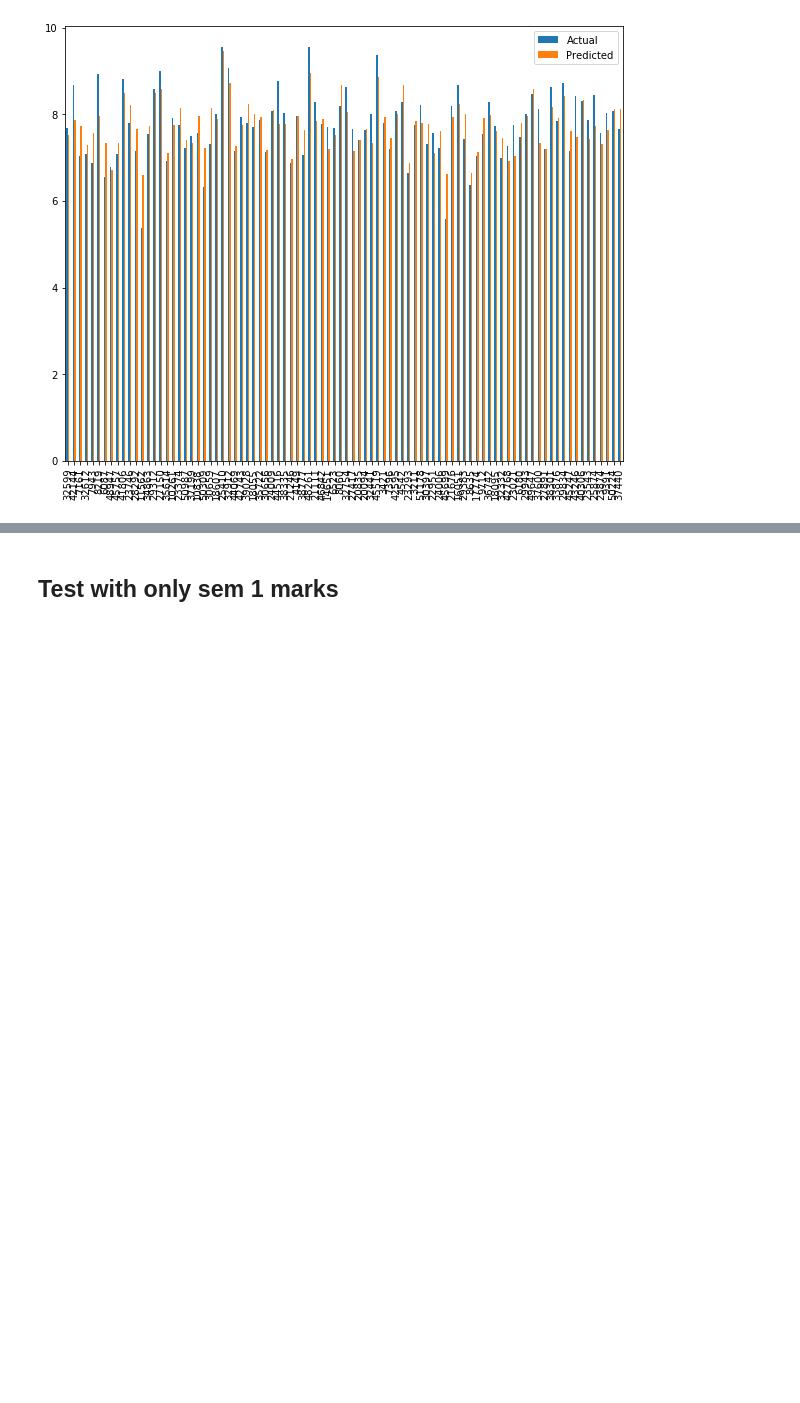
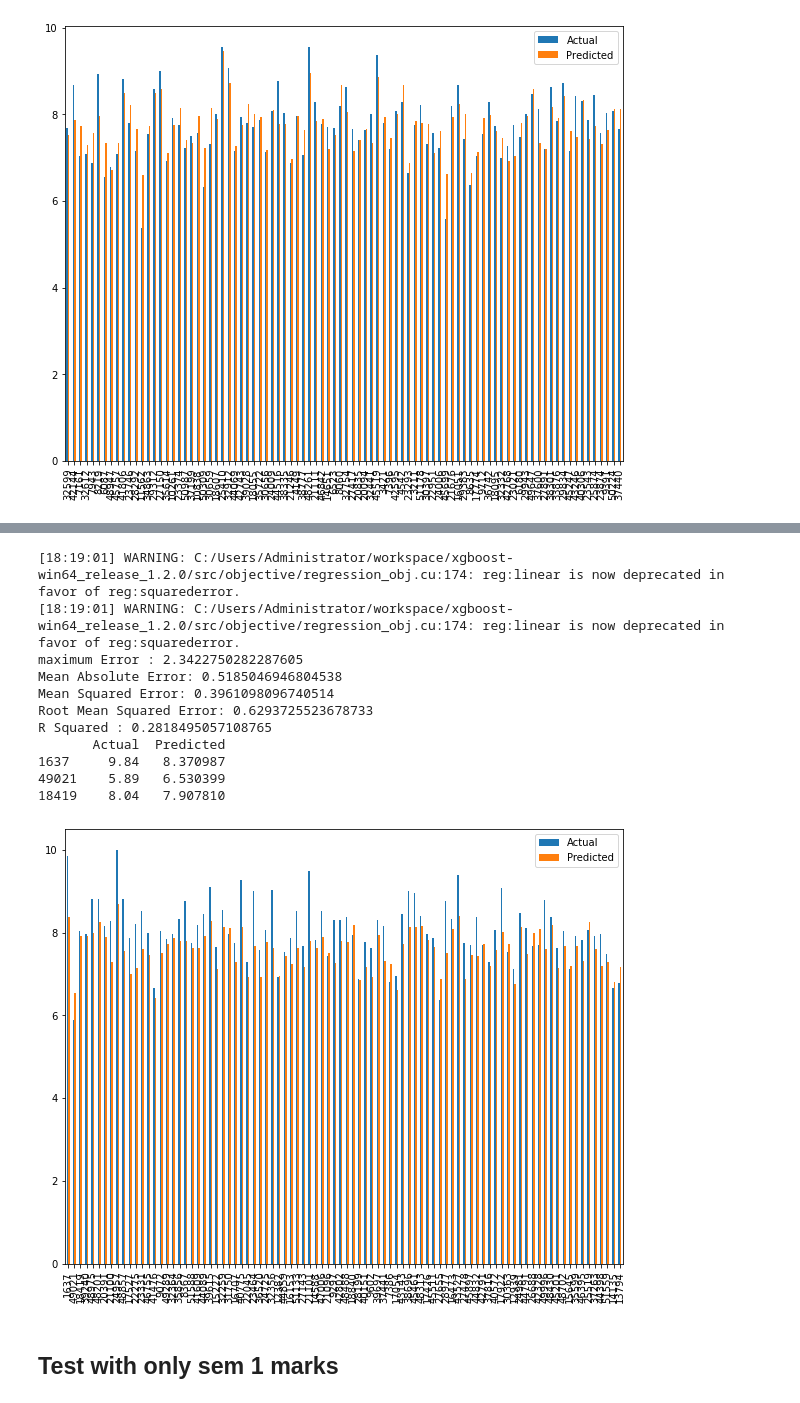
Before and after one commit to RushikeshGholap/Mumbai-University-Grades-Analysis-Prediction, a Jupyter notebook: Main.ipynb, the cells around one changed output, grey strips where cells are left out. Saved outputs shown, nothing was run; the diff lists cells and outputs as text; code cells hidden in the pictures; blank space fills up the shorter version.

```diff
--- a/Main.ipynb
+++ b/Main.ipynb
@@ -867,3 +773,64 @@ R Squared : 0.6116325337629667
+# %%
+data= pd.read_csv('./csv_db/final.csv')
+
+data =  regular.filter(['department', 'college_code',
+                        'sem_1','sem_2', 'sem_3', 'sem_4', 'sem_5',
+                        'sem_6', 'sem_7', 'sem_8'], axis=1)
+
+final = pd.get_dummies(data,columns=['department', 'college_code'],drop_first=False)
+
+X = final.drop('sem_8',1)
+y = final['sem_8']
+X_train,X_test,y_train,y_test = train_test_split(X,y,test_size=0.33,random_state=13)
+regressor = xgb.XGBRegressor(objective ='reg:linear',
+                  n_estimators = 8, seed = 13)
+
+#regressor = LinearRegression()
+regressor.fit(X_train, y_train) #training the algorithm
+y_pred = regressor.predict(X_test)
+print('maximum Error : ' +str( max_error(y_test,y_pred)))
+df = pd.DataFrame({'Actual': y_test, 'Predicted': y_pred})
+df1 = df.head(90)
+print('Mean Absolute Error:', metrics.mean_absolute_error(y_test, y_pred))
+print('Mean Squared Error:', metrics.mean_squared_error(y_test, y_pred))
+print('Root Mean Squared Error:', np.sqrt(metrics.mean_squared_error(y_test, y_pred)))
+print('R Squared :', r2_score(y_test, y_pred))
+print(df1.head(3))
+df1.plot(kind='bar',figsize=(10,8))
+#print(X_test.columns)
+
+X_test.to_csv('./csv_db/template.csv',index = False)
+outfile = open('regression_model_regular','wb')
+pickle.dump(regressor,outfile)
+outfile.close()
+plt.show()
+
+
+mean_df = regular.groupby(['college_code','department']).mean()
+mean_df.reset_index(inplace=True)
+mean_df.to_csv('./csv_db/mean_df.csv',index =False)
+
+max_df = regular.groupby(['college_code','department']).max()
+max_df.reset_index(inplace=True)
+max_df.to_csv('./csv_db/max_df.csv',index =False)
+
+
+min_df = regular.groupby(['college_code','department']).min()
+min_df.reset_index(inplace=True)
+min_df.to_csv('./csv_db/min_df.csv',index =False)
+# %% [output]
+[18:19:01] WARNING: C:/Users/Administrator/workspace/xgboost-win64_release_1.2.0/src/objective/regression_obj.cu:174: reg:linear is now deprecated in favor of reg:squarederror.
+[18:19:01] WARNING: C:/Users/Administrator/workspace/xgboost-win64_release_1.2.0/src/objective/regression_obj.cu:174: reg:linear is now deprecated in favor of reg:squarederror.
+maximum Error : 2.3422750282287605
+Mean Absolute Error: 0.5185046946804538
+Mean Squared Error: 0.3961098096740514
+Root Mean Squared Error: 0.6293725523678733
+R Squared : 0.2818495057108765
+       Actual  Predicted
+1637     9.84   8.370987
+49021    5.89   6.530399
+18419    8.04   7.907810
+[figure, added]
 # %%
 mean_df.to_csv('tem.csv', index=False,columns = ['department', 'college_code', 'sem_1', 'sem_2', 'sem_3', 'sem_4',
        'sem_5', 'sem_6', 'sem_7'])
```
Also changed, not shown: parts of 7 cells of this notebook, 34 other files.
